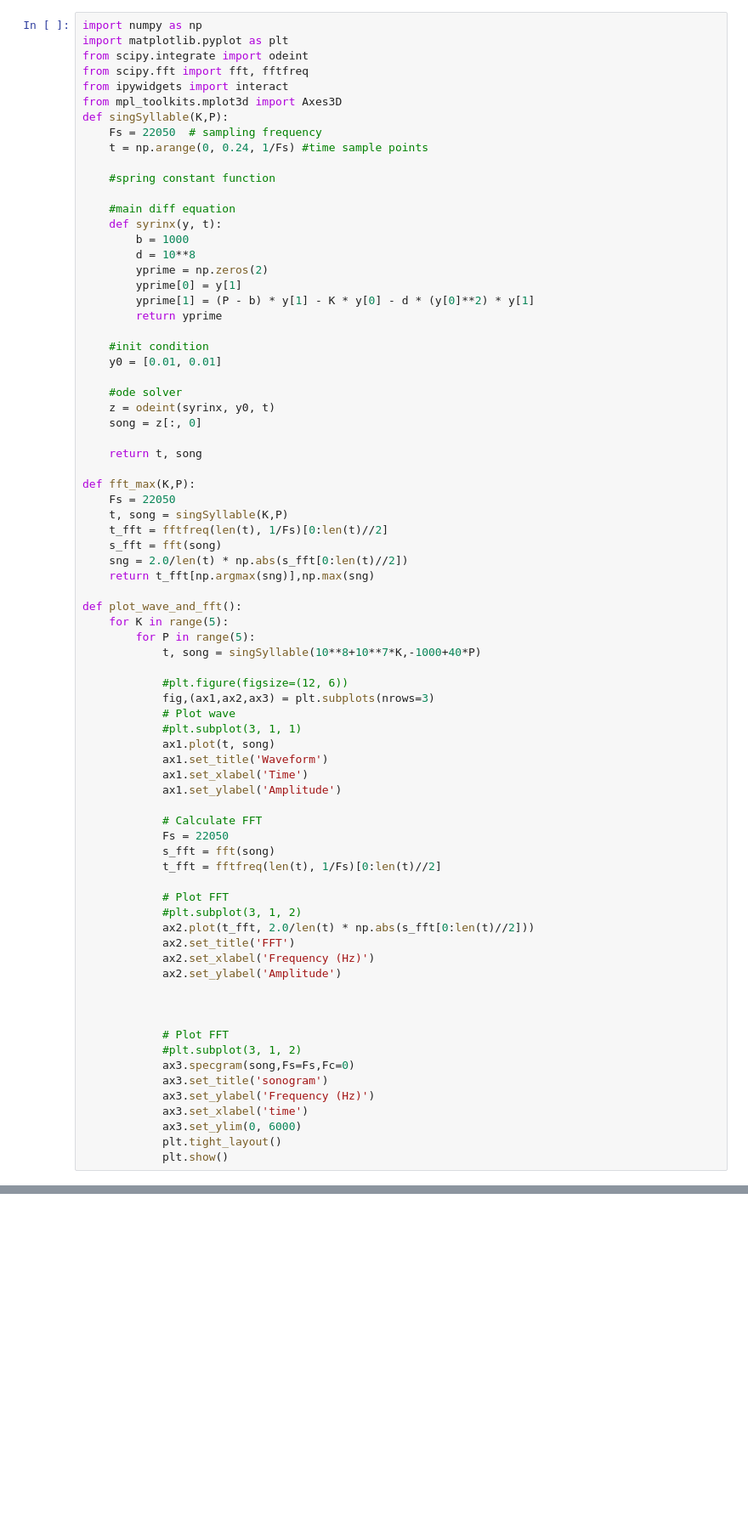
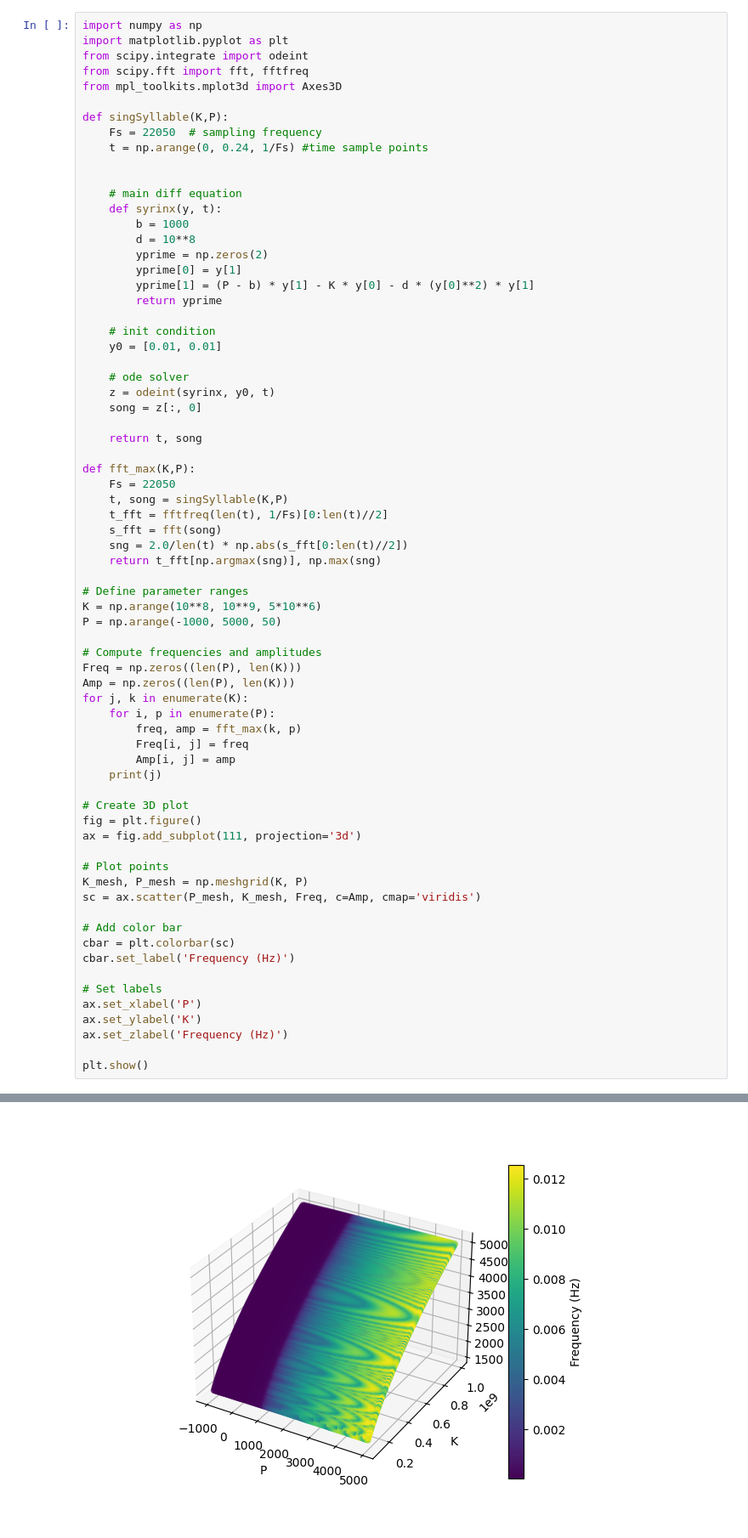
Before and after one commit to Nafis-Farhan/MATLAB, a Jupyter notebook: maping.ipynb, the cells around one changed output, grey strips where cells are left out. Shown at 85% size. Saved outputs shown, nothing was run; the diff lists cells and outputs as text; blank space fills up the shorter version.

```diff
--- a/maping.ipynb
+++ b/maping.ipynb
@@ -3,15 +3,14 @@ import numpy as np
 import matplotlib.pyplot as plt
 from scipy.integrate import odeint
 from scipy.fft import fft, fftfreq
-from ipywidgets import interact
 from mpl_toolkits.mplot3d import Axes3D
+
 def singSyllable(K,P):
     Fs = 22050  # sampling frequency
     t = np.arange(0, 0.24, 1/Fs) #time sample points
 
-    #spring constant function
 
-    #main diff equation
+    # main diff equation
     def syrinx(y, t):
         b = 1000
         d = 10**8
@@ -20,10 +19,10 @@ def singSyllable(K,P):
         yprime[1] = (P - b) * y[1] - K * y[0] - d * (y[0]**2) * y[1]
         return yprime
 
-    #init condition
+    # init condition
     y0 = [0.01, 0.01]
 
-    #ode solver
+    # ode solver
     z = odeint(syrinx, y0, t)
     song = z[:, 0]
 
@@ -35,42 +34,38 @@ def fft_max(K,P):
     t_fft = fftfreq(len(t), 1/Fs)[0:len(t)//2]
     s_fft = fft(song)
     sng = 2.0/len(t) * np.abs(s_fft[0:len(t)//2])
-    return t_fft[np.argmax(sng)],np.max(sng)
+    return t_fft[np.argmax(sng)], np.max(sng)
 
-def plot_wave_and_fft():
-    for K in range(5):
-        for P in range(5):
-            t, song = singSyllable(10**8+10**7*K,-1000+40*P)
+# Define parameter ranges
+K = np.arange(10**8, 10**9, 5*10**6)
+P = np.arange(-1000, 5000, 50)
 
-            #plt.figure(figsize=(12, 6))
-            fig,(ax1,ax2,ax3) = plt.subplots(nrows=3)
-            # Plot wave
-            #plt.subplot(3, 1, 1)
-            ax1.plot(t, song)
-            ax1.set_title('Waveform')
-            ax1.set_xlabel('Time')
-            ax1.set_ylabel('Amplitude')
+# Compute frequencies and amplitudes
+Freq = np.zeros((len(P), len(K)))
+Amp = np.zeros((len(P), len(K)))
+for j, k in enumerate(K):
+    for i, p in enumerate(P):
+        freq, amp = fft_max(k, p)
+        Freq[i, j] = freq
+        Amp[i, j] = amp
+    print(j)
 
-            # Calculate FFT
-            Fs = 22050
-            s_fft = fft(song)
-            t_fft = fftfreq(len(t), 1/Fs)[0:len(t)//2]
+# Create 3D plot
+fig = plt.figure()
+ax = fig.add_subplot(111, projection='3d')
 
-            # Plot FFT
-            #plt.subplot(3, 1, 2)
-            ax2.plot(t_fft, 2.0/len(t) * np.abs(s_fft[0:len(t)//2]))
-            ax2.set_title('FFT')
-            ax2.set_xlabel('Frequency (Hz)')
-            ax2.set_ylabel('Amplitude')
+# Plot points
+K_mesh, P_mesh = np.meshgrid(K, P)
+sc = ax.scatter(P_mesh, K_mesh, Freq, c=Amp, cmap='viridis')
 
+# Add color bar
+cbar = plt.colorbar(sc)
+cbar.set_label('Frequency (Hz)')
 
+# Set labels
+ax.set_xlabel('P')
+ax.set_ylabel('K')
+ax.set_zlabel('Frequency (Hz)')
 
-            # Plot FFT
-            #plt.subplot(3, 1, 2)
-            ax3.specgram(song,Fs=Fs,Fc=0)
-            ax3.set_title('sonogram')
-            ax3.set_ylabel('Frequency (Hz)')
-            ax3.set_xlabel('time')
-            ax3.set_ylim(0, 6000)
-            plt.tight_layout()
-            plt.show()
+plt.show()
+# %% [output]
@@ -76,0 +89 @@ def plot_wave_and_fft():
+[figure, added]
```
Also changed, not shown: parts of 5 cells of this notebook, 5 other files.
